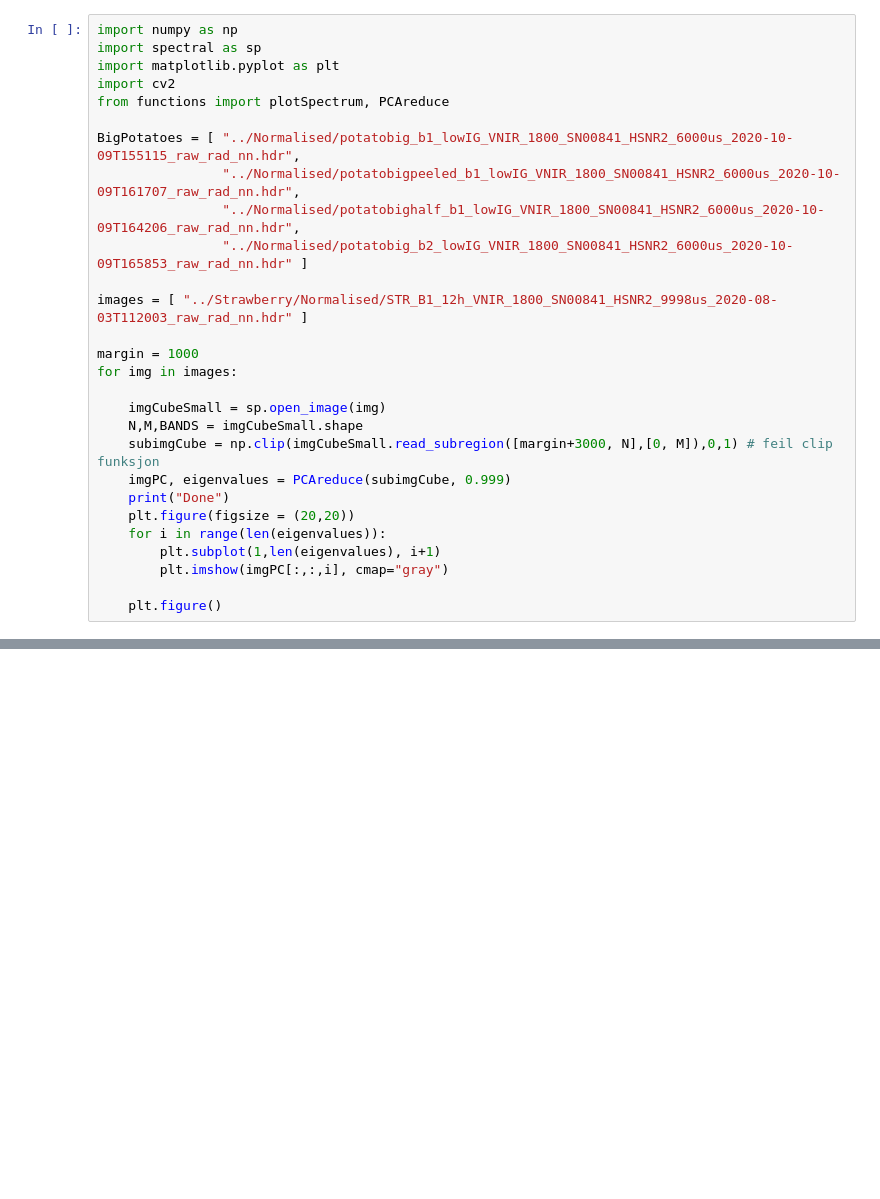
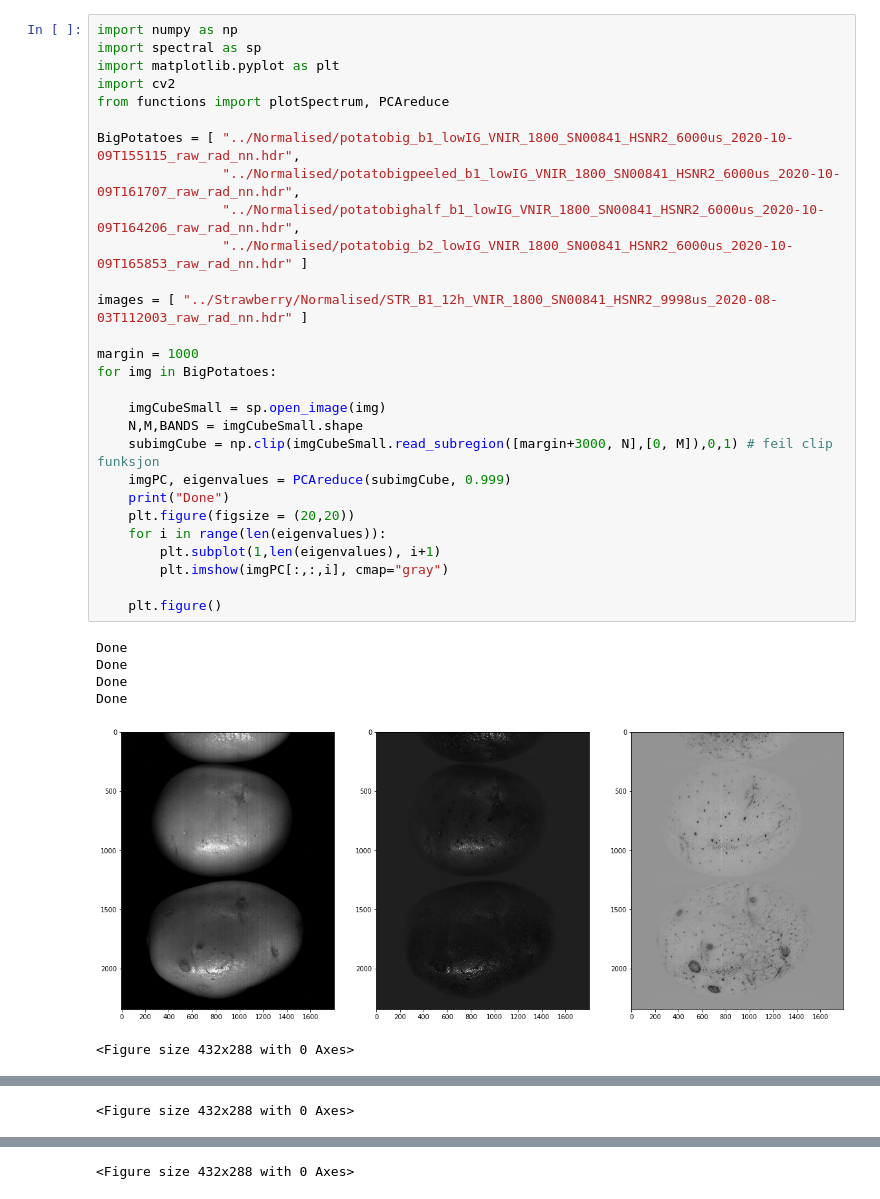
Before and after one commit to Kohmann/potato-classification, a Jupyter notebook: segmentation.ipynb, the cells around one changed output, grey strips where cells are left out. Saved outputs shown, nothing was run; the diff lists cells and outputs as text; blank space fills up the shorter version.

```diff
--- a/segmentation.ipynb
+++ b/segmentation.ipynb
@@ -1,28 +1,35 @@
 # %%
 import numpy as np
 import spectral as sp
 import matplotlib.pyplot as plt
 import cv2
 from functions import plotSpectrum, PCAreduce
 
 BigPotatoes = [ "../Normalised/potatobig_b1_lowIG_VNIR_1800_SN00841_HSNR2_6000us_2020-10-09T155115_raw_rad_nn.hdr",
                 "../Normalised/potatobigpeeled_b1_lowIG_VNIR_1800_SN00841_HSNR2_6000us_2020-10-09T161707_raw_rad_nn.hdr",
                 "../Normalised/potatobighalf_b1_lowIG_VNIR_1800_SN00841_HSNR2_6000us_2020-10-09T164206_raw_rad_nn.hdr",
                 "../Normalised/potatobig_b2_lowIG_VNIR_1800_SN00841_HSNR2_6000us_2020-10-09T165853_raw_rad_nn.hdr" ]
 
 images = [ "../Strawberry/Normalised/STR_B1_12h_VNIR_1800_SN00841_HSNR2_9998us_2020-08-03T112003_raw_rad_nn.hdr" ]
 
 margin = 1000
-for img in images:
+for img in BigPotatoes:
 
     imgCubeSmall = sp.open_image(img)
     N,M,BANDS = imgCubeSmall.shape
     subimgCube = np.clip(imgCubeSmall.read_subregion([margin+3000, N],[0, M]),0,1) # feil clip funksjon
     imgPC, eigenvalues = PCAreduce(subimgCube, 0.999)
     print("Done")
     plt.figure(figsize = (20,20))
     for i in range(len(eigenvalues)):
         plt.subplot(1,len(eigenvalues), i+1)
         plt.imshow(imgPC[:,:,i], cmap="gray")
 
     plt.figure()
+# %% [output]
+Done
+Done
+Done
+Done
+[figure, added]
+<Figure size 432x288 with 0 Axes>
@@ -28,0 +37 @@ for img in images:
+<Figure size 432x288 with 0 Axes>
@@ -28,0 +39 @@ for img in images:
+<Figure size 432x288 with 0 Axes>
```
Also changed, not shown: parts of 5 cells of this notebook, 1 other file.
